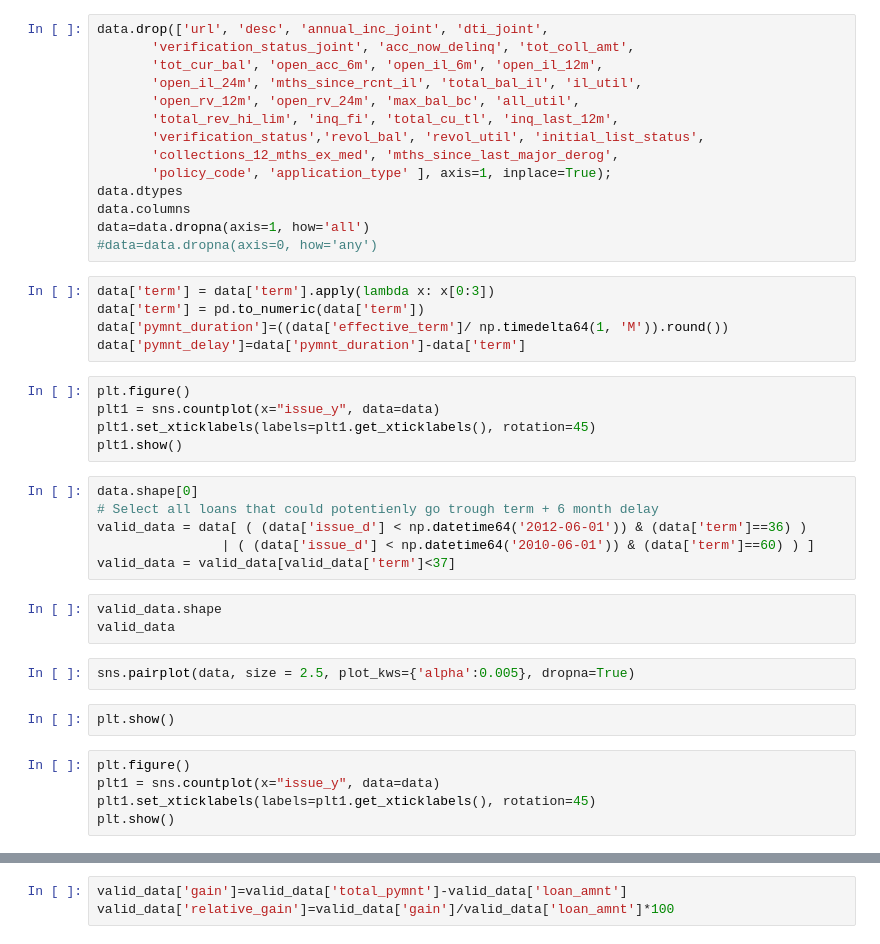
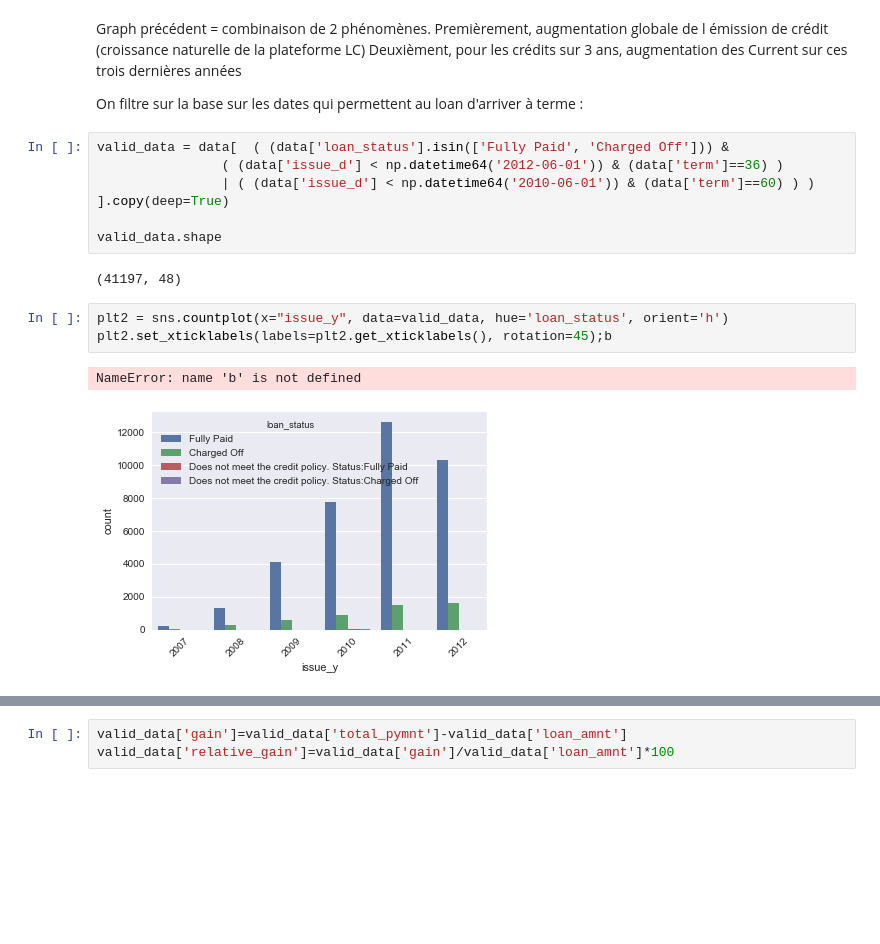
Before and after one commit to Elsalune/Lending_Demo, a Jupyter notebook: EDA/LendingClub.ipynb, the cells around one changed output, grey strips where cells are left out. Drawn from its saved outputs; the diff is of its cells as text; blank space fills up the shorter version.

```diff
--- a/EDA/LendingClub.ipynb
+++ b/EDA/LendingClub.ipynb
@@ -20,42 +132,20 @@ data['last_pymnt_d'].max()
-# %%
-data.drop(['url', 'desc', 'annual_inc_joint', 'dti_joint',
-       'verification_status_joint', 'acc_now_delinq', 'tot_coll_amt',
-       'tot_cur_bal', 'open_acc_6m', 'open_il_6m', 'open_il_12m',
-       'open_il_24m', 'mths_since_rcnt_il', 'total_bal_il', 'il_util',
-       'open_rv_12m', 'open_rv_24m', 'max_bal_bc', 'all_util',
-       'total_rev_hi_lim', 'inq_fi', 'total_cu_tl', 'inq_last_12m',
-       'verification_status','revol_bal', 'revol_util', 'initial_list_status',
-       'collections_12_mths_ex_med', 'mths_since_last_major_derog',
-       'policy_code', 'application_type' ], axis=1, inplace=True);
-data.dtypes
-data.columns
-data=data.dropna(axis=1, how='all')
-#data=data.dropna(axis=0, how='any')
-# %%
-data['term'] = data['term'].apply(lambda x: x[0:3])
-data['term'] = pd.to_numeric(data['term'])
-data['pymnt_duration']=((data['effective_term']/ np.timedelta64(1, 'M')).round())
-data['pymnt_delay']=data['pymnt_duration']-data['term']
+# %% [markdown]
+Graph précédent = combinaison de 2 phénomènes.
+Premièrement, augmentation globale de l émission de crédit (croissance naturelle de la plateforme LC)
+Deuxièment, pour les crédits sur 3 ans, augmentation des Current sur ces trois dernières années
+
+On filtre sur la base sur les dates qui permettent au loan d'arriver à terme :
+# %%
+valid_data = data[  ( (data['loan_status'].isin(['Fully Paid', 'Charged Off'])) &
+                ( (data['issue_d'] < np.datetime64('2012-06-01')) & (data['term']==36) )
+                | ( (data['issue_d'] < np.datetime64('2010-06-01')) & (data['term']==60) ) ) ].copy(deep=True)
+
+valid_data.shape
+# %% [output]
+(41197, 48)
 # %%
-plt.figure()
-plt1 = sns.countplot(x="issue_y", data=data)
-plt1.set_xticklabels(labels=plt1.get_xticklabels(), rotation=45)
-plt1.show()
+plt2 = sns.countplot(x="issue_y", data=valid_data, hue='loan_status', orient='h')
+plt2.set_xticklabels(labels=plt2.get_xticklabels(), rotation=45);b
+# %% [output]
+NameError: name 'b' is not defined
+[figure, added]
-# %%
-data.shape[0]
-# Select all loans that could potentienly go trough term + 6 month delay
-valid_data = data[ ( (data['issue_d'] < np.datetime64('2012-06-01')) & (data['term']==36) )
-                | ( (data['issue_d'] < np.datetime64('2010-06-01')) & (data['term']==60) ) ]
-valid_data = valid_data[valid_data['term']<37]
-# %%
-valid_data.shape
-valid_data
-# %%
-sns.pairplot(data, size = 2.5, plot_kws={'alpha':0.005}, dropna=True)
-# %%
-plt.show()
-# %%
-plt.figure()
-plt1 = sns.countplot(x="issue_y", data=data)
-plt1.set_xticklabels(labels=plt1.get_xticklabels(), rotation=45)
-plt.show()
```
Also changed, not shown: parts of 29 cells of this notebook.
